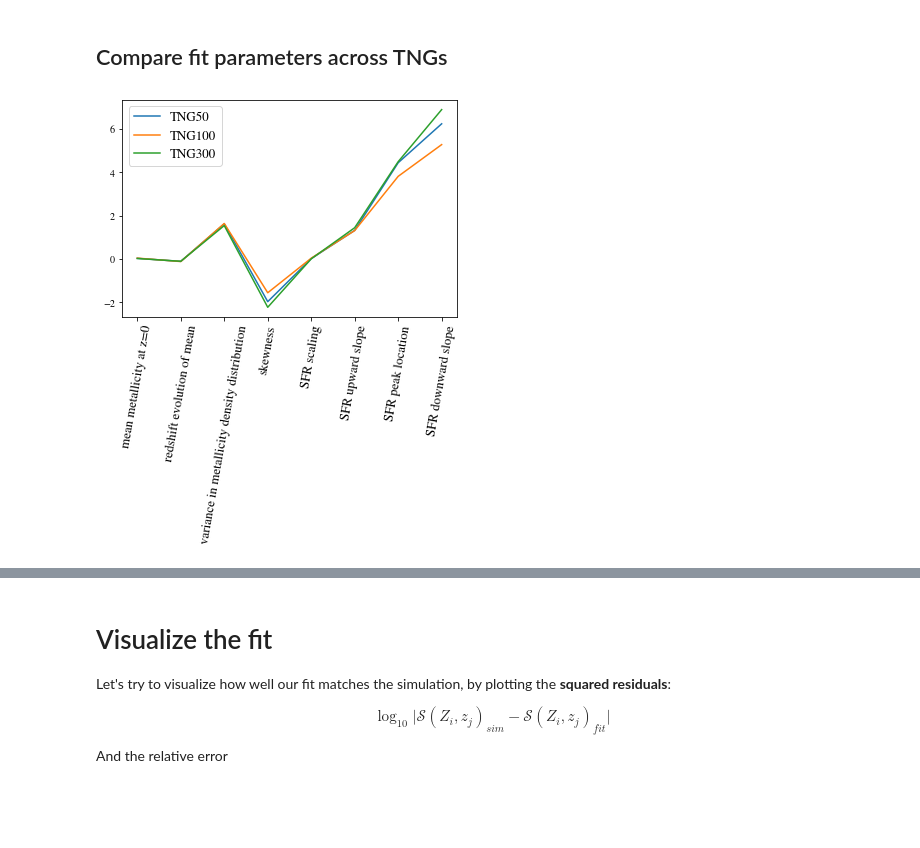
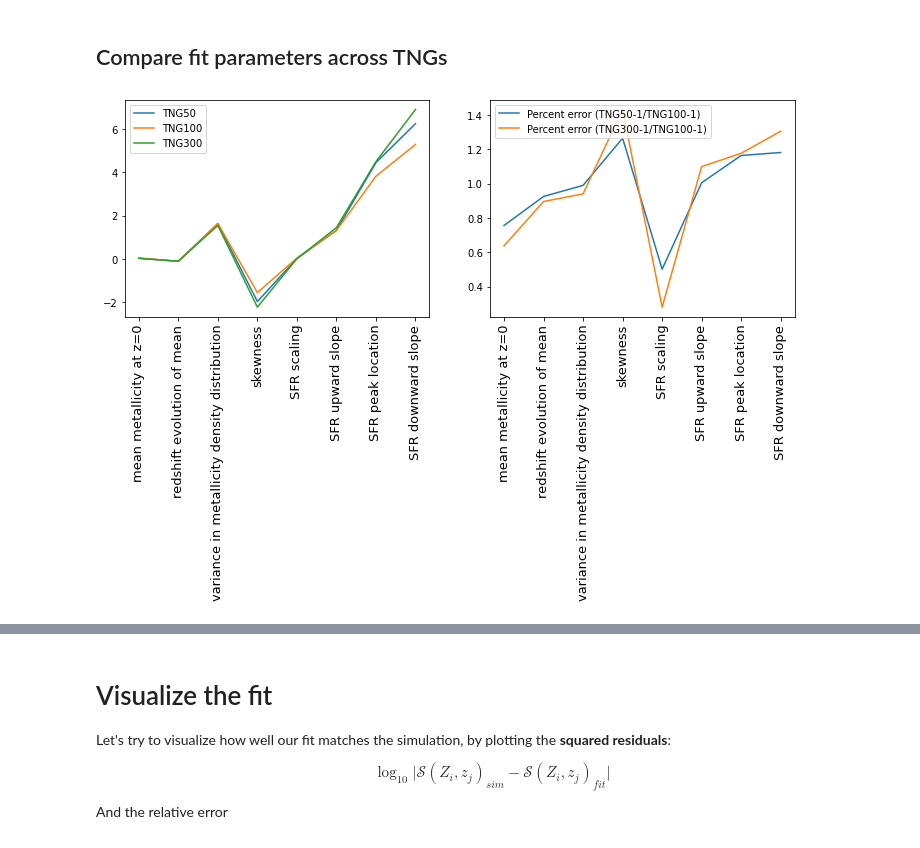
Before and after one commit to sashalvna/Fit_SFRD_TNG, a Jupyter notebook: Fit_model_to_sfrdzZ_TNG-no_omega_z.ipynb, the cells around one changed output, grey strips where cells are left out. Drawn from its saved outputs; the diff is of its cells as text; code cells hidden in the pictures; blank space fills up the shorter version.

Commit message:
Cleaned up files, improved plots, started mcmc

```diff
--- a/Fit_model_to_sfrdzZ_TNG-no_omega_z.ipynb
+++ b/Fit_model_to_sfrdzZ_TNG-no_omega_z.ipynb
@@ -295,11 +271,18 @@ tng300vals = np.loadtxt(paths.data / "best_fit_parameters_TNG300_no_omega_z.txt"
 # %%
-fig, ax = plt.subplots(1,1)
+fig, ax = plt.subplots(1, 2, figsize=(12, 4))
 x = [0,1,2,3,4,5,6,7]
-ax.plot(x, tng50vals, label="TNG50")
-ax.plot(x, tng100vals, label='TNG100')
-ax.plot(x, tng300vals, label="TNG300")
-ax.set_xticks(x)
-ax.set_xticklabels(ticks, rotation=80, fontsize=13)
-ax.legend(fontsize=13);
+
+ax[0].plot(x, tng50vals, label="TNG50")
+ax[0].plot(x, tng100vals, label='TNG100')
+ax[0].plot(x, tng300vals, label="TNG300")
+ax[0].set_xticks(x)
+ax[0].set_xticklabels(ticks, rotation=90, fontsize=13)
+ax[0].legend(fontsize=10);
+
+ax[1].plot(x, tng50vals/tng100vals, label='Percent error (TNG50-1/TNG100-1)')
+ax[1].plot(x, tng300vals/tng100vals, label='Percent error (TNG300-1/TNG100-1)')
+ax[1].set_xticks(x)
+ax[1].set_xticklabels(ticks, rotation=90, fontsize=13)
+ax[1].legend(fontsize=10);
 # %% [output]
-[figure, old version]
+[figure, new version]
```
Also changed, not shown: parts of 26 cells of this notebook, 9 other files.
